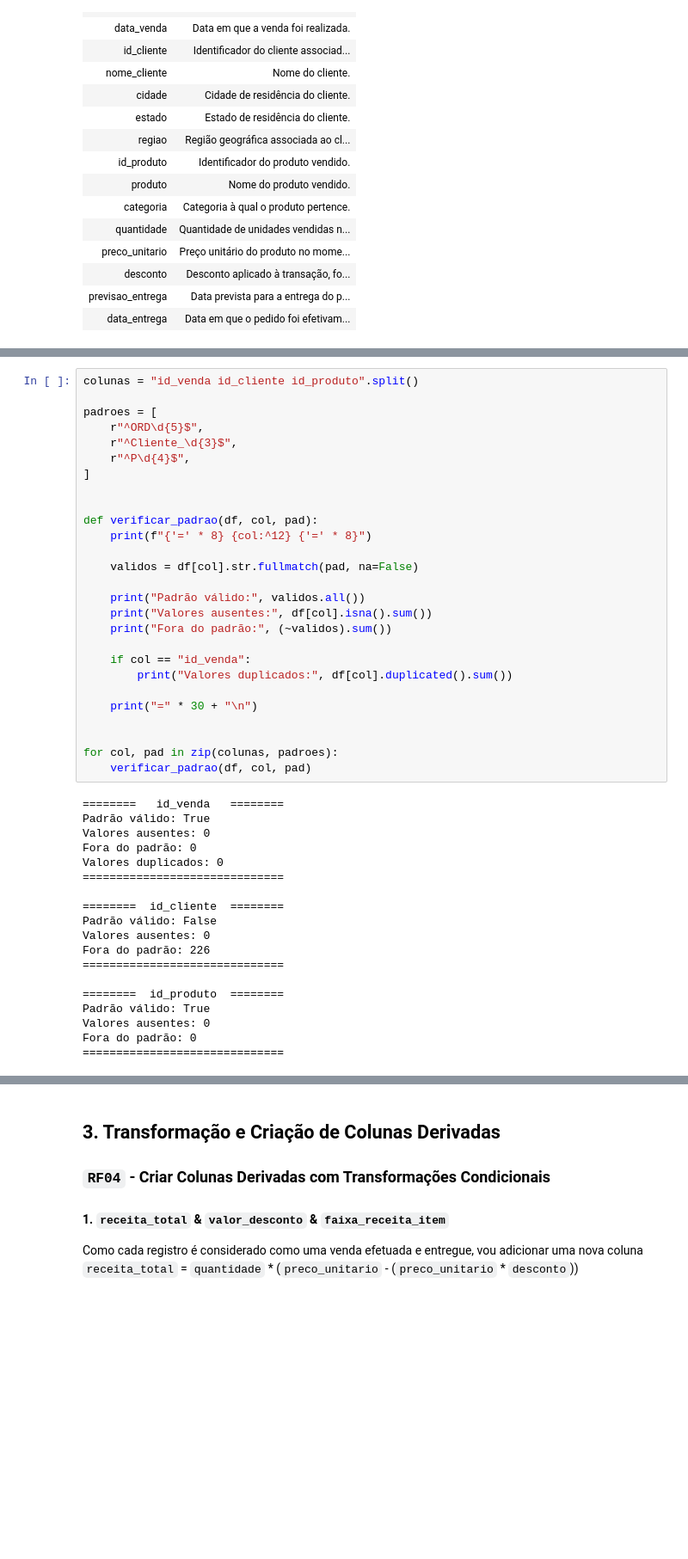
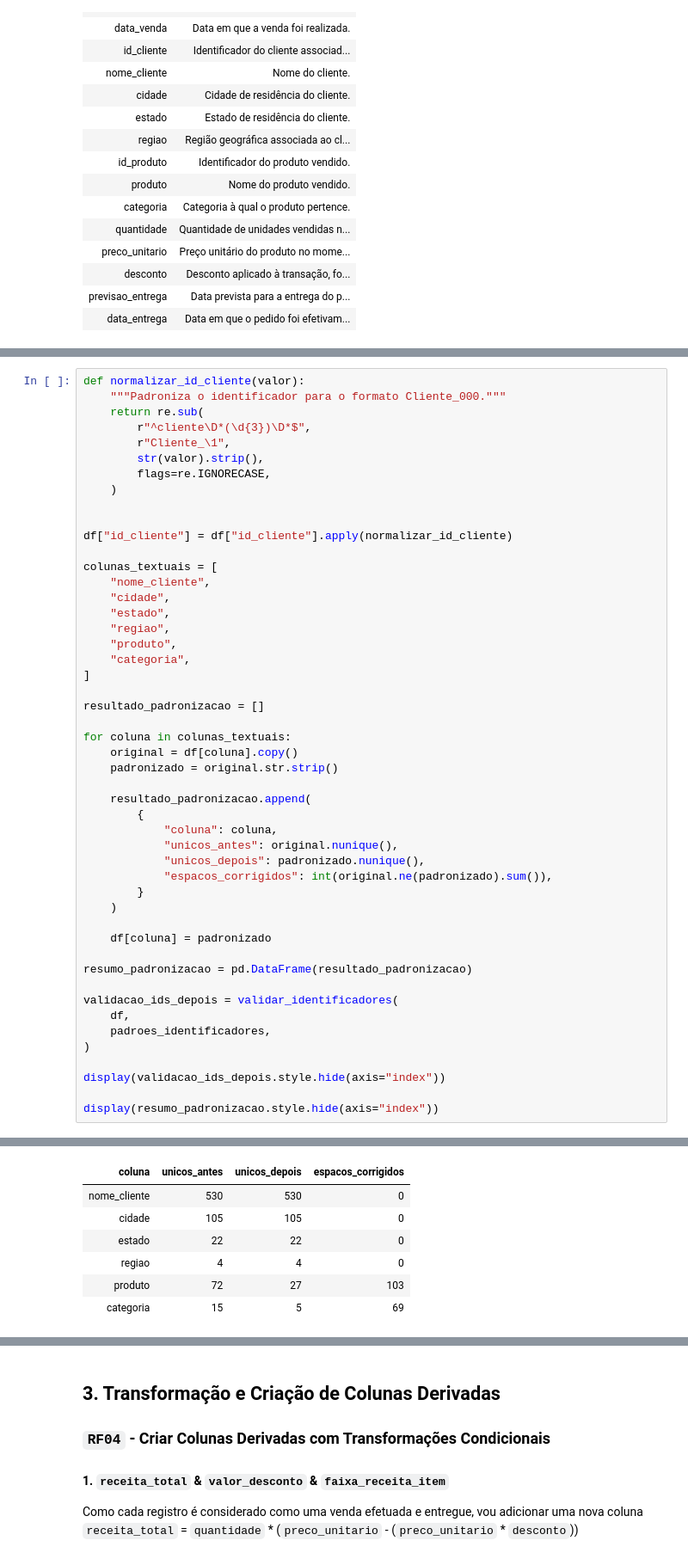
Before and after one commit to CorreaBrunoMiguel/sales-insight-py, a Jupyter notebook: notebooks/sales_insight.ipynb, the cells around one changed output, grey strips where cells are left out. Shown at 86% size. Saved outputs shown, nothing was run; the diff lists cells and outputs as text; blank space fills up the shorter version.

```diff
--- a/notebooks/sales_insight.ipynb
+++ b/notebooks/sales_insight.ipynb
@@ -286,46 +195,50 @@ Serão verificados valores ausentes, aderência ao padrão esperado e, no caso d
 # %%
-colunas = "id_venda id_cliente id_produto".split()
+def normalizar_id_cliente(valor):
+    """Padroniza o identificador para o formato Cliente_000."""
+    return re.sub(
+        r"^cliente\D*(\d{3})\D*$",
+        r"Cliente_\1",
+        str(valor).strip(),
+        flags=re.IGNORECASE,
+    )
 
-padroes = [
-    r"^ORD\d{5}$",
-    r"^Cliente_\d{3}$",
-    r"^P\d{4}$",
+
+df["id_cliente"] = df["id_cliente"].apply(normalizar_id_cliente)
+
+colunas_textuais = [
+    "nome_cliente",
+    "cidade",
+    "estado",
+    "regiao",
+    "produto",
+    "categoria",
 ]
 
+resultado_padronizacao = []
 
-def verificar_padrao(df, col, pad):
-    print(f"{'=' * 8} {col:^12} {'=' * 8}")
+for coluna in colunas_textuais:
+    original = df[coluna].copy()
+    padronizado = original.str.strip()
 
-    validos = df[col].str.fullmatch(pad, na=False)
+    resultado_padronizacao.append(
+        {
+            "coluna": coluna,
+            "unicos_antes": original.nunique(),
+            "unicos_depois": padronizado.nunique(),
+            "espacos_corrigidos": int(original.ne(padronizado).sum()),
+        }
+    )
 
-    print("Padrão válido:", validos.all())
-    print("Valores ausentes:", df[col].isna().sum())
-    print("Fora do padrão:", (~validos).sum())
+    df[coluna] = padronizado
 
-    if col == "id_venda":
-        print("Valores duplicados:", df[col].duplicated().sum())
+resumo_padronizacao = pd.DataFrame(resultado_padronizacao)
 
-    print("=" * 30 + "\n")
+validacao_ids_depois = validar_identificadores(
+    df,
+    padroes_identificadores,
+)
 
+display(validacao_ids_depois.style.hide(axis="index"))
 
-for col, pad in zip(colunas, padroes):
-    verificar_padrao(df, col, pad)
+display(resumo_padronizacao.style.hide(axis="index"))
 # %% [output]
-========   id_venda   ========
-Padrão válido: True
-Valores ausentes: 0
-Fora do padrão: 0
-Valores duplicados: 0
-==============================
-
-========  id_cliente  ========
-Padrão válido: False
-Valores ausentes: 0
-Fora do padrão: 226
-==============================
-
-========  id_produto  ========
-Padrão válido: True
-Valores ausentes: 0
-Fora do padrão: 0
-==============================
@@ -332 +249,8 @@ Fora do padrão: 0
+| coluna | unicos_antes | unicos_depois | espacos_corrigidos |
+| nome_cliente | 530 | 530 | 0 |
+| cidade | 105 | 105 | 0 |
+| estado | 22 | 22 | 0 |
+| regiao | 4 | 4 | 0 |
+| produto | 72 | 27 | 103 |
+| categoria | 15 | 5 | 69 |
 # %% [markdown]
```
Also changed, not shown: parts of 44 cells of this notebook.
